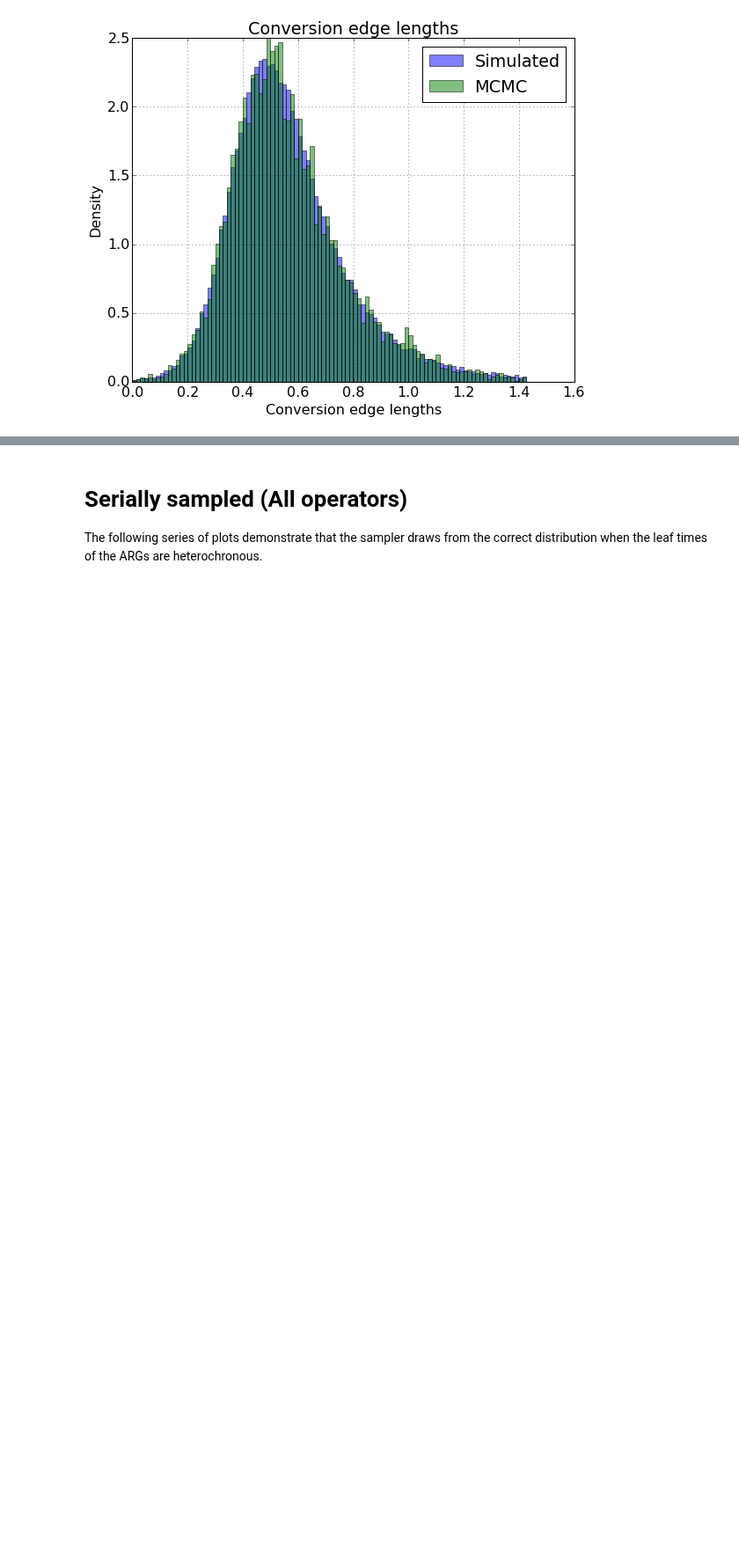
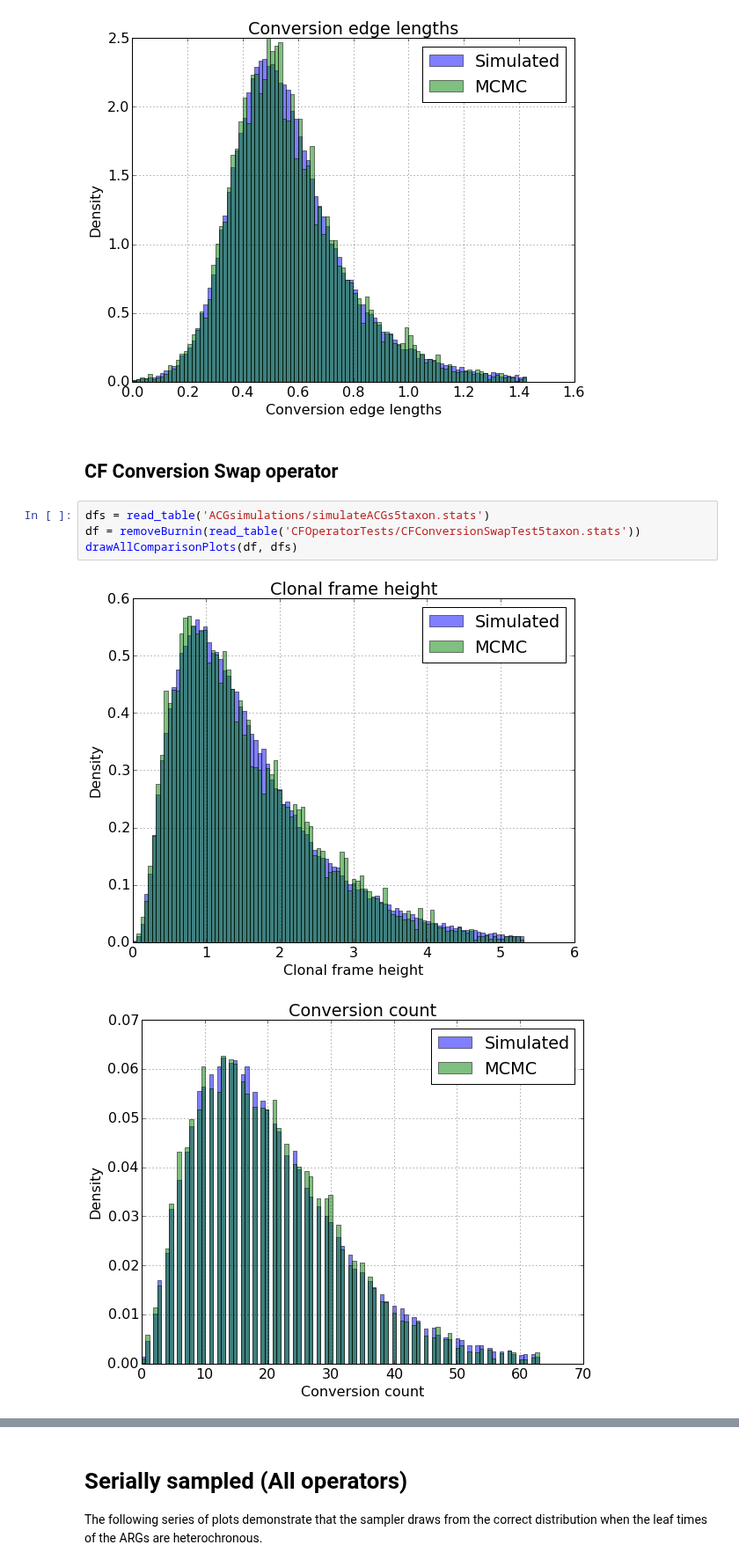
Before and after one commit to tgvaughan/bacter, a Jupyter notebook: examples/Validation.ipynb, the cells around one changed output, grey strips where cells are left out. Shown at 88% size. Saved outputs shown, nothing was run; the diff lists cells and outputs as text; blank space fills up the shorter version.

Commit message:
Added conversion swap test.
Test passes when root moves are avoided.

```diff
--- a/examples/Validation.ipynb
+++ b/examples/Validation.ipynb
@@ -280,3 +280,12 @@ drawAllComparisonPlots(df, dfs)
 [figure]
 [figure]
 [figure]
+# %% [markdown]
+## CF Conversion Swap operator
+# %%
+dfs = read_table('ACGsimulations/simulateACGs5taxon.stats')
+df = removeBurnin(read_table('CFOperatorTests/CFConversionSwapTest5taxon.stats'))
+drawAllComparisonPlots(df, dfs)
+# %% [output]
+[figure, added]
+[figure, added]
```
Also changed, not shown: parts of 1 cell of this notebook, 3 other files.
